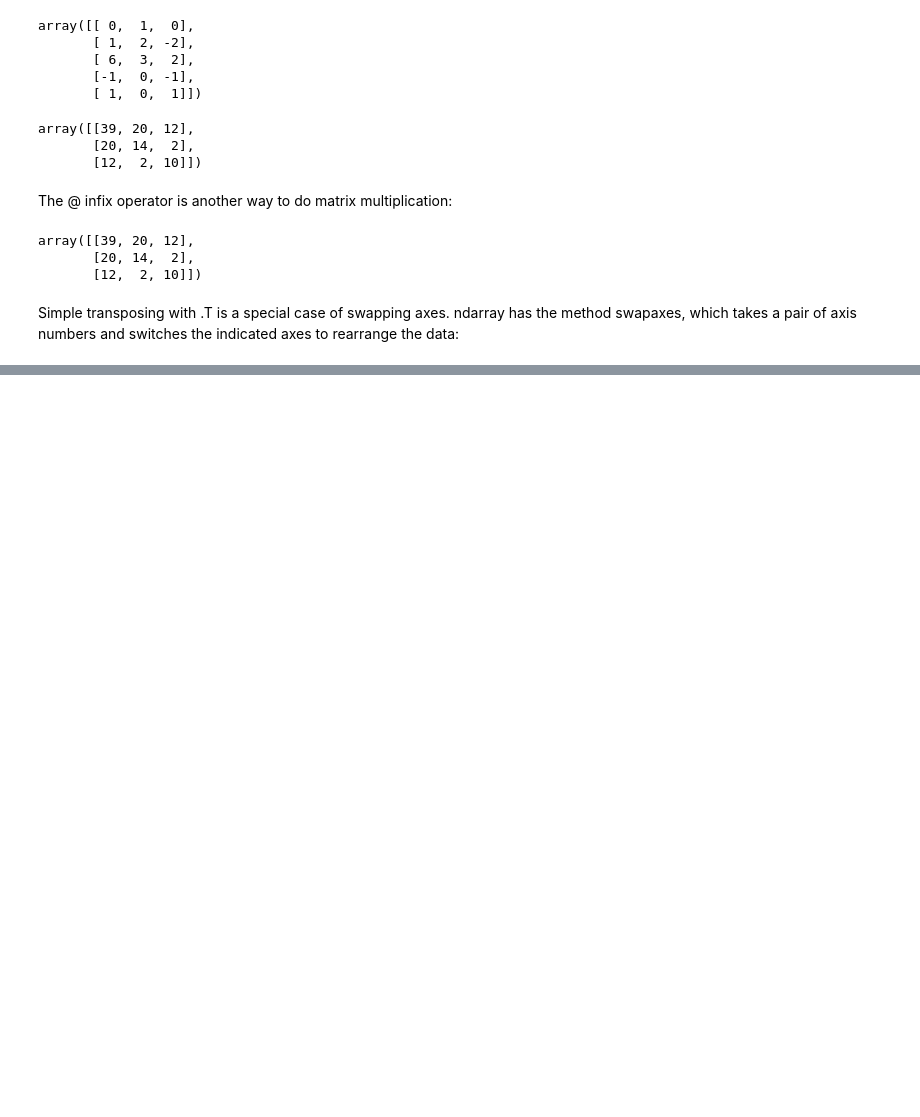
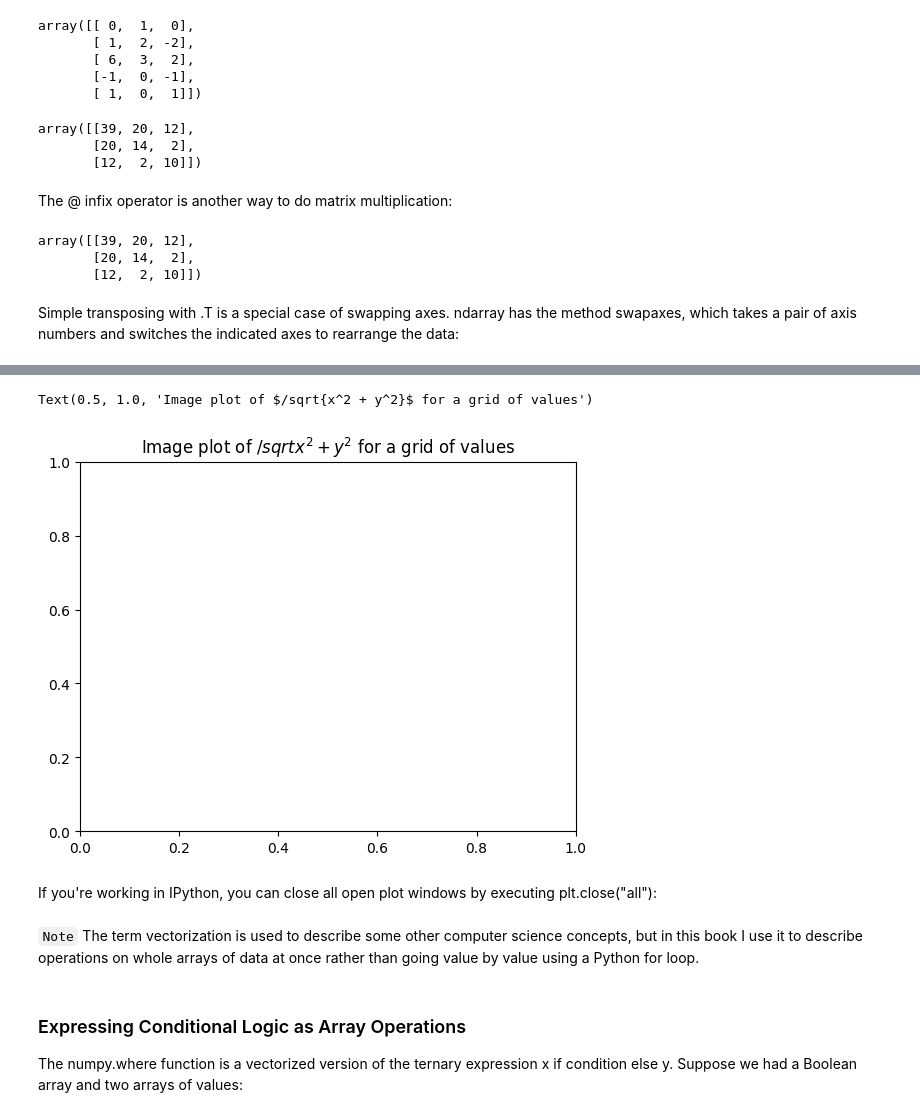
Before and after one commit to PeterVanBeever/McKinneyBook, a Jupyter notebook: Chapter4/Starter.ipynb, the cells around one changed output, grey strips where cells are left out. Saved outputs shown, nothing was run; the diff lists cells and outputs as text; code cells hidden in the pictures; blank space fills up the shorter version.

````diff
--- a/Chapter4/Starter.ipynb
+++ b/Chapter4/Starter.ipynb
@@ -669,0 +869,7 @@ Simple transposing with .T is a special case of swapping axes. ndarray has the m
+# %%
+plt.title("Image plot of $/sqrt{x^2 + y^2}$ for a grid of values")
+# %% [output]
+Text(0.5, 1.0, 'Image plot of $/sqrt{x^2 + y^2}$ for a grid of values')
+[figure, added]
+# %% [markdown]
+If you're working in IPython, you can close all open plot windows by executing plt.close("all"):
@@ -669,0 +878,6 @@ Simple transposing with .T is a special case of swapping axes. ndarray has the m
+# %% [markdown]
+```Note```
+The term vectorization is used to describe some other computer science concepts, but in this book I use it to describe operations on whole arrays of data at once rather than going value by value using a Python for loop.
+# %% [markdown]
+### Expressing Conditional Logic as Array Operations
+The numpy.where function is a vectorized version of the ternary expression x if condition else y. Suppose we had a Boolean array and two arrays of values:
````
Also changed, not shown: parts of 100 cells of this notebook.
